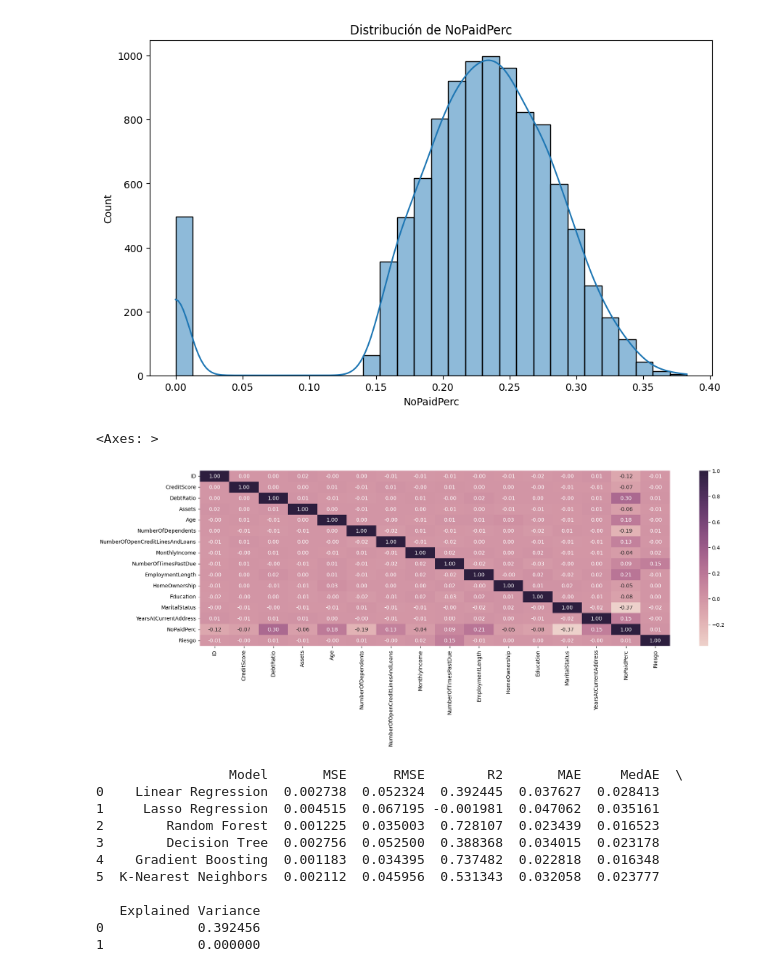
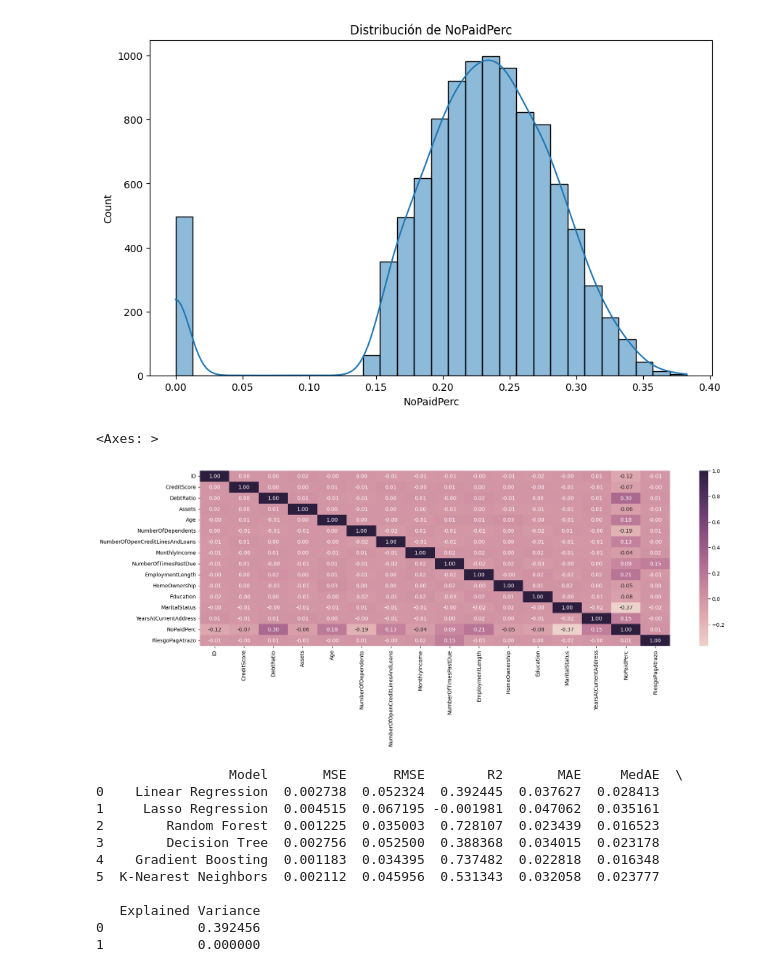
Before and after one commit to jfelipeo/Analitica_Finanzas, a Jupyter notebook: a_exploracion.ipynb, the cells around one changed output. Drawn from its saved outputs; the diff is of its cells as text; code cells hidden in the pictures.

```diff
--- a/a_exploracion.ipynb
+++ b/a_exploracion.ipynb
@@ -75,7 +75,7 @@ def clasificar_riesgo(pagos_atrasados):
         return "Riesgo muy alto"
 # %%
 # Aplicar la clasificación al DataFrame
-df_historico['Riesgo'] = df_historico['NumberOfTimesPastDue'].apply(clasificar_riesgo)
-df_nuevos['Riesgo'] = df_nuevos['NumberOfTimesPastDue'].apply(clasificar_riesgo)
+df_historico['RiesgoPagAtrazo'] = df_historico['NumberOfTimesPastDue'].apply(clasificar_riesgo)
+df_nuevos['RiesgoPagAtrazo'] = df_nuevos['NumberOfTimesPastDue'].apply(clasificar_riesgo)
 # %%
 # Mostrar los resultados de clasificación
@@ -176,12 +176,16 @@ dtypes: float64(2), int64(10), object(4)
 memory usage: 132.4+ KB
 # %%
 # Convierte variables categóricas a numéricas
-categorical_features = ['HomeOwnership', 'Education', 'MaritalStatus','Riesgo']
+categorical_features = ['HomeOwnership', 'Education', 'MaritalStatus','RiesgoPagAtrazo']
 label_encoders = {}
+
+# Crear copias de los DataFrames originales
+df_historico_mod = df_historico.copy()
+df_nuevos_mod = df_nuevos.copy()
 
 for feature in categorical_features:
     le = LabelEncoder()
-    df_historico[feature] = le.fit_transform(df_historico[feature])
-    df_nuevos[feature] = le.transform(df_nuevos[feature])
+    df_historico_mod[feature] = le.fit_transform(df_historico_mod[feature])
+    df_nuevos_mod[feature] = le.transform(df_nuevos_mod[feature])
     label_encoders[feature] = le
 # %%
@@ -219,12 +263,12 @@ plt.show()
 [figure]
 # %%
 #Mapa de calor para ver las correlaciones entre variables
-df_hist_num = df_historico.select_dtypes(include=['number'])
+df_hist_num = df_historico_mod.select_dtypes(include=['number'])
 figure(figsize=(20,6))
 sns.heatmap(df_hist_num.corr(),cmap = sns.cubehelix_palette(as_cmap=True), annot = True, fmt = ".2f")
 # %% [output]
 <Axes: >
-[figure, old version]
+[figure, new version]
 # %%
 # Evaluar varios modelos
 # 20% para los datos de prueba y 80% para entrenamiento.
```
Also changed, not shown: parts of 17 cells of this notebook, 4 other files.
